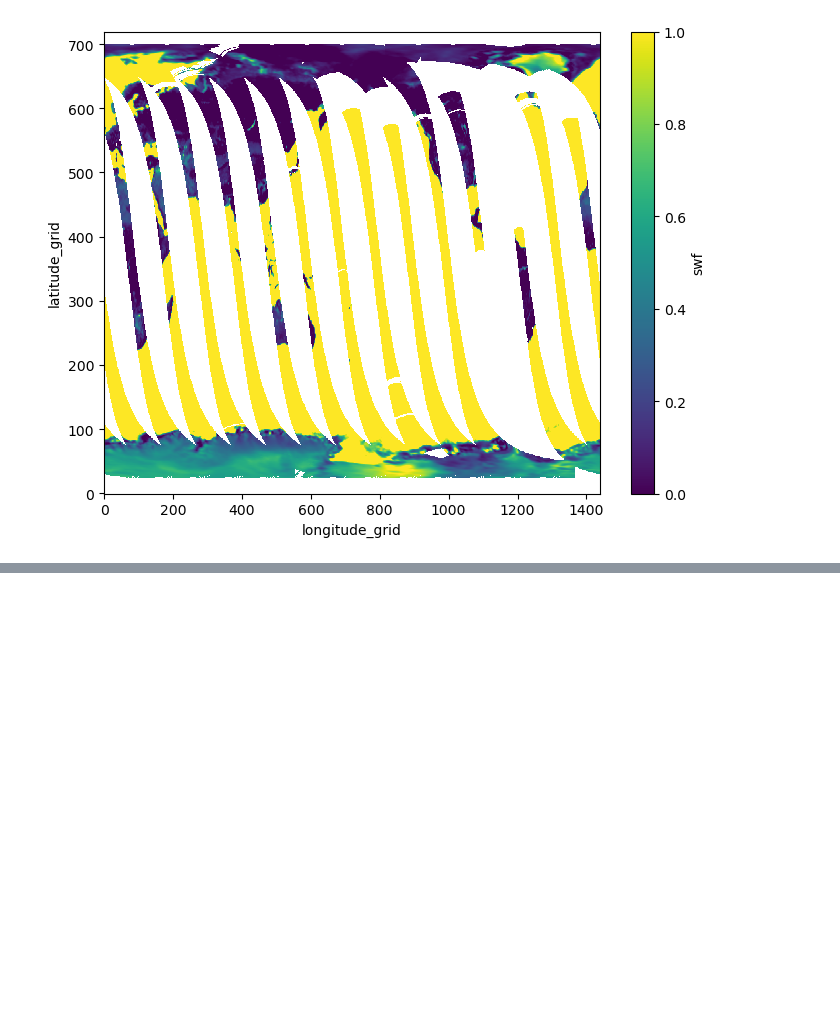
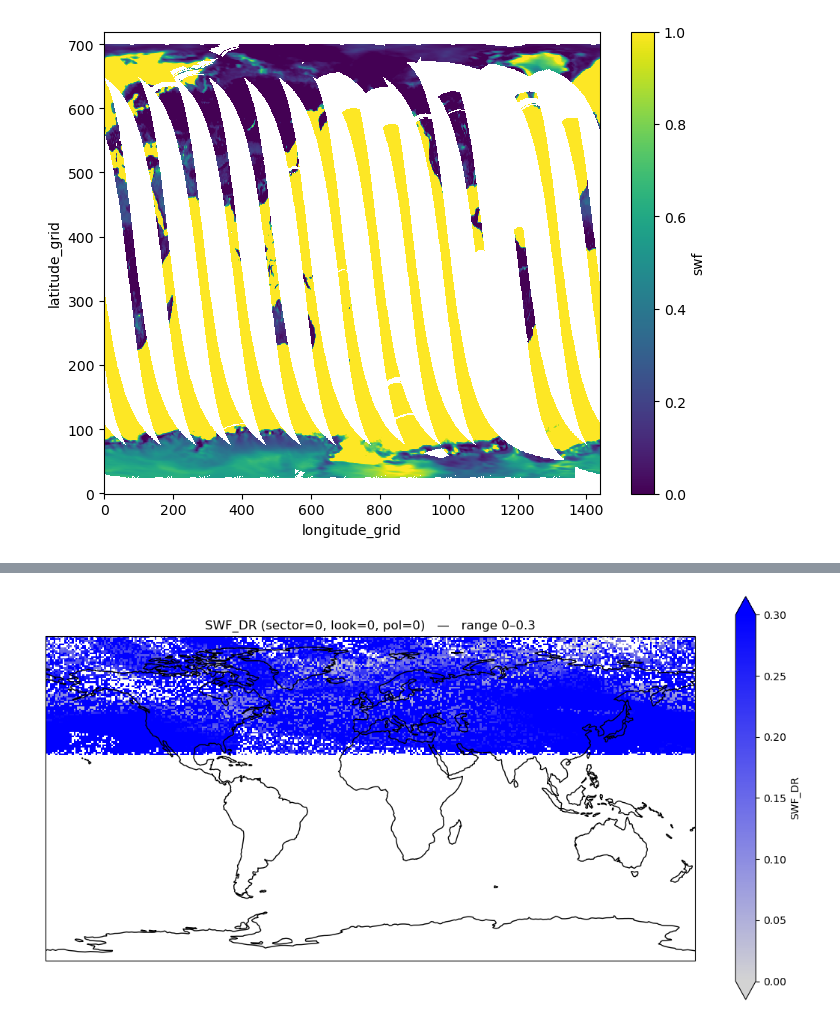
Before and after one commit to marcvem2AED/ML-framework-for-SWF-retrieval, a Jupyter notebook: Test1.ipynb, the cells around one changed output, grey strips where cells are left out. Saved outputs shown, nothing was run; the diff lists cells and outputs as text; code cells hidden in the pictures; blank space fills up the shorter version.

```diff
--- a/Test1.ipynb
+++ b/Test1.ipynb
@@ -270,0 +345,7 @@ tds.swf.isel(frequency_band=0, look_direction=0, swath_sector=0).plot(size=6)
+# %%
+# Get emissivity from TDS, Which has ERA5 skin temperature
+for freq in ["19", "37"]:
+    for pol in ["H", "V"]:
+        tds[f"emiss{freq}{pol}_de_lannoy"] = tds[f"tbboa_de_lannoy{freq}{pol}"] / tds["surtep_ERA5"]
+
+tds
@@ -270,0 +370,13 @@ tds.swf.isel(frequency_band=0, look_direction=0, swath_sector=0).plot(size=6)
+# %%
+# Example placeholders (scalars)
+eps_land_ref_val = 0.92   # placeholder: typical land value — replace with LUT result
+# Broadcast to data shape
+ref_land_emis_de_lannoy_K = xr.broadcast(xr.DataArray(eps_land_ref_val), tds.emiss19H_de_lannoy)[0]
+
+tds['ref_land_emis_de_lannoy_K'] = ref_land_emis_de_lannoy_K
+# %%
+# SWF computation
+ref_water_emiss_h = 0.288760
+
+tds["SWF_DR"] = (tds.emiss19H_de_lannoy - tds.ref_land_emis_de_lannoy_K) / (ref_water_emiss_h - tds.ref_land_emis_de_lannoy_K)
+tds
@@ -270,0 +405,61 @@ tds.swf.isel(frequency_band=0, look_direction=0, swath_sector=0).plot(size=6)
+# %%
+import numpy as np
+import matplotlib.pyplot as plt
+from matplotlib.colors import LinearSegmentedColormap
+import cartopy.crs as ccrs
+
+# --- Custom colormap ---
+colors = ["#d3d3d3", "blue"]
+cmap_ = LinearSegmentedColormap.from_list("LightGrayToBlue", colors)
+
+# ============================================================
+# 1. REDUCE TO 2D FOR MAPPING
+#    (choose specific swath_sector, look_direction, polarization)
+# ============================================================
+
+swf2d = tds.SWF_DR.isel(
+    swath_sector=0,
+    look_direction=0,
+    polarization_dual=0
+)
+
+# ============================================================
+# 2. MAP PLOT
+# ============================================================
+
+fig, ax = plt.subplots(
+    1, 1, figsize=(14, 7),
+    subplot_kw={"projection": ccrs.PlateCarree(central_longitude=0)}
+)
+
+swf2d.plot.imshow(
+    ax=ax,
+    vmin=0,
+    vmax=0.3,
+    cmap=cmap_
+)
+
+ax.coastlines("110m")
+ax.set_title("SWF_DR (sector=0, look=0, pol=0)   —   range 0–0.3")
+
+
+# ============================================================
+# 3. HISTOGRAM
+# ============================================================
+
+fig, ax = plt.subplots(1, 1, figsize=(5, 5))
+
+values = swf2d.values.flatten()
+values = values[~np.isnan(values)]
+
+ax.hist(values, bins=50, density=True, alpha=0.6, label="SWF_DR")
+
+ax.vlines(x=[0, 0.3], ymin=0, ymax=ax.get_ylim()[1], colors="red", label="Valid Range")
+ax.legend()
+ax.set_title("Histogram of SWF_DR (same selection)")
+ax.set_xlabel("SWF value")
+ax.set_ylabel("Density")
+
+plt.show()
+# %% [output]
+[figure, added]
```
Also changed, not shown: parts of 22 cells of this notebook, 1 other file.
